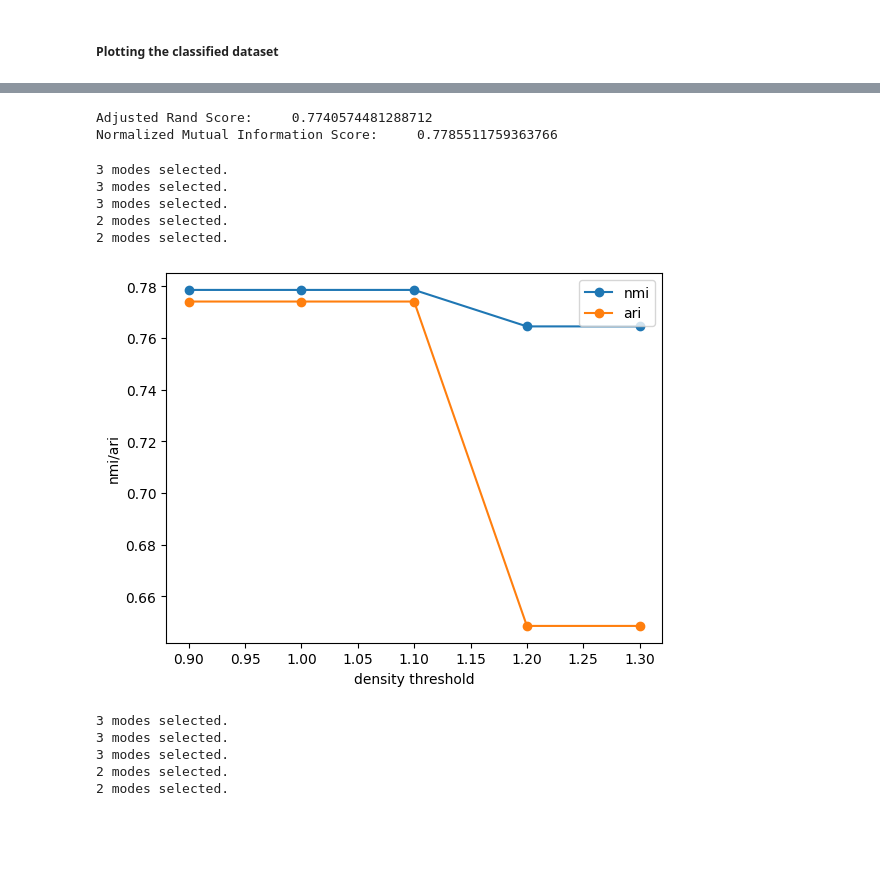
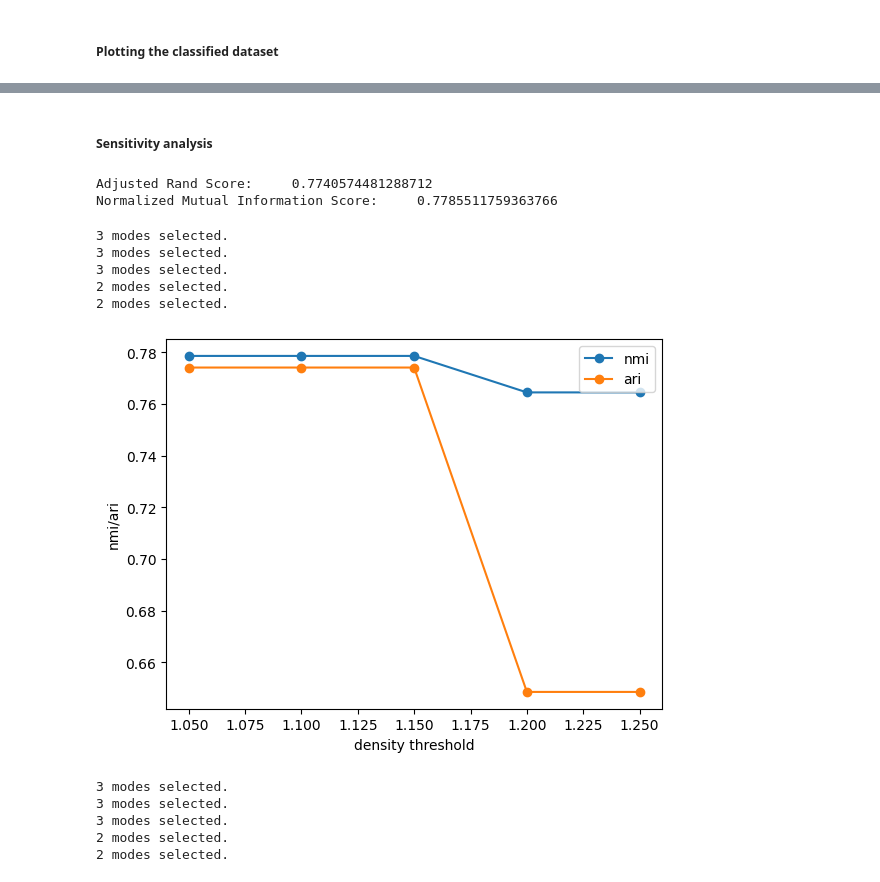
Before and after one commit to samuelveersingh/REM-tutorial, a Jupyter notebook: REM-tutorial-updated.ipynb, the cells around one changed output, grey strips where cells are left out. Drawn from its saved outputs; the diff is of its cells as text; code cells hidden in the pictures; blank space fills up the shorter version.

```diff
--- a/REM-tutorial-updated.ipynb
+++ b/REM-tutorial-updated.ipynb
@@ -48,0 +94,20 @@ plt.show()
+# %%
+# sensitivity w.r.t density threshold
+n = 5
+nmi_x = np.zeros((n))
+ari_x = np.zeros((n))
+dens_thres = [1.3,1.4,1.5,1.6,1.7]
+
+for i in range(n):
+    Cluster.fit(density_threshold = dens_thres[i],
+                distance_threshold = 3.6)
+    yp_x = Cluster.get_labels(mixture_selection='aic')
+    nmi_x[i] = metrics.normalized_mutual_info_score(df['class'].astype(int), yp_x.astype(int))
+    ari_x[i] = metrics.adjusted_rand_score(df['class'].astype(int), yp_x.astype(int))
+
+plt.plot(dens_thres, nmi_x, marker = 'o', label='nmi')
+plt.plot(dens_thres, ari_x, marker = 'o', label='ari')
+plt.xlabel('density threshold')
+plt.ylabel('nmi/ari')
+plt.legend()
+plt.show()
@@ -48,0 +121,20 @@ plt.show()
+# %%
+# sensitivity w.r.t distance threshold
+n = 5
+nmi_x = np.zeros((n))
+ari_x = np.zeros((n))
+dist_thres = [3.4,3.5,3.6,3.7,3.8]
+
+for i in range(n):
+    Cluster.fit(density_threshold = 1.5,
+                distance_threshold = dist_thres[i])
+    yp_x = Cluster.get_labels(mixture_selection='aic')
+    nmi_x[i] = metrics.normalized_mutual_info_score(df['class'].astype(int), yp_x.astype(int))
+    ari_x[i] = metrics.adjusted_rand_score(df['class'].astype(int), yp_x.astype(int))
+
+plt.plot(dist_thres, nmi_x, marker = 'o', label='nmi')
+plt.plot(dist_thres, ari_x, marker = 'o', label='ari')
+plt.xlabel('density threshold')
+plt.ylabel('nmi/ari')
+plt.legend()
+plt.show()
@@ -78,7 +177,7 @@ Cluster.mode_decision_plot()
 [figure]
 # %%
 # Setting the density threshold and distance threshold value from the mode decision plot
-Cluster.fit(density_threshold = 1.0, distance_threshold = 1.0)
+Cluster.fit(density_threshold = 1.15, distance_threshold = 1.00)
 yp = Cluster.get_labels(mixture_selection='aic')
 # %% [output]
 3 modes selected.
@@ -97,3 +223,5 @@ plt.show()
+# %% [markdown]
+##### Sensitivity analysis
 # %%
 # NMI & ARI
 nmi = metrics.normalized_mutual_info_score(df['species'].astype(int), yp.astype(int))
@@ -106,30 +234,30 @@ Normalized Mutual Information Score:     0.7785511759363766
 # %%
 # sensitivity w.r.t density threshold
 n = 5
 nmi_x = np.zeros((n))
 ari_x = np.zeros((n))
-dens_thres = [0.90,1.00,1.10,1.20,1.30]
+dens_thres = [1.05,1.10,1.15,1.20,1.25]
 
 for i in range(n):
     Cluster.fit(density_threshold = dens_thres[i],
                 distance_threshold = 1.0)
     yp_x = Cluster.get_labels(mixture_selection='aic')
     nmi_x[i] = metrics.normalized_mutual_info_score(df['species'].astype(int), yp_x.astype(int))
     ari_x[i] = metrics.adjusted_rand_score(df['species'].astype(int), yp_x.astype(int))
 
 plt.plot(dens_thres, nmi_x, marker = 'o', label='nmi')
 plt.plot(dens_thres, ari_x, marker = 'o', label='ari')
 plt.xlabel('density threshold')
 plt.ylabel('nmi/ari')
 plt.legend()
 plt.show()
 # %% [output]
 3 modes selected.
 3 modes selected.
 3 modes selected.
 2 modes selected.
 2 modes selected.
-[figure, old version]
+[figure, new version]
 # %%
 # sensitivity w.r.t distance threshold
 n = 5
```
Also changed, not shown: parts of 24 cells of this notebook.
